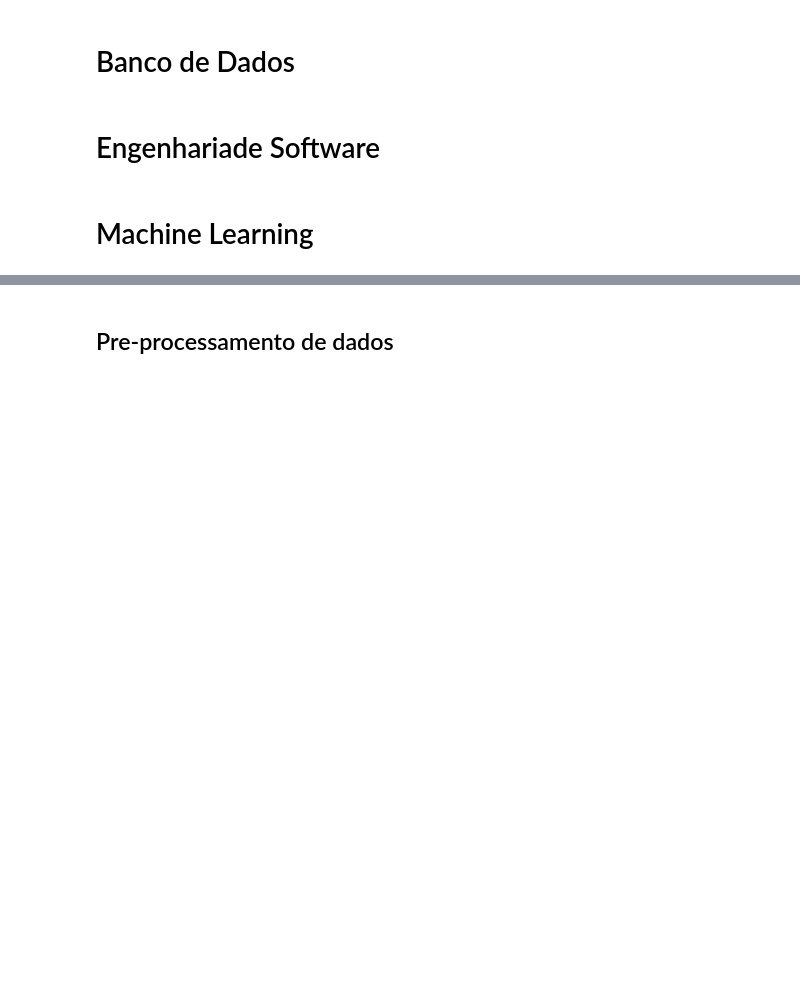
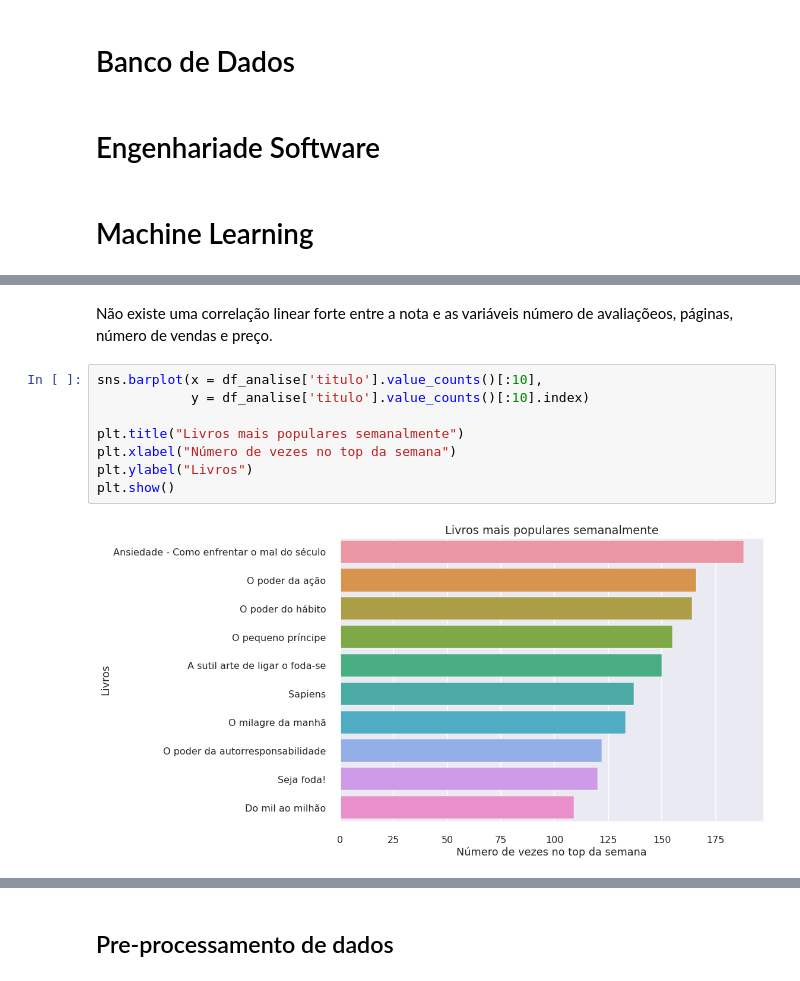
Before and after one commit to JonasBrother97/jeff_final, a Jupyter notebook: FINAL.ipynb, the cells around one changed output, grey strips where cells are left out. Drawn from its saved outputs; the diff is of its cells as text; blank space fills up the shorter version.

```diff
--- a/FINAL.ipynb
+++ b/FINAL.ipynb
@@ -6,0 +49,12 @@
+# %% [markdown]
+Não existe uma correlação linear forte entre a nota e as variáveis número de avaliaçõeos, páginas, número de vendas e preço.
+# %%
+sns.barplot(x = df_analise['titulo'].value_counts()[:10],
+            y = df_analise['titulo'].value_counts()[:10].index)
+
+plt.title("Livros mais populares semanalmente")
+plt.xlabel("Número de vezes no top da semana")
+plt.ylabel("Livros")
+plt.show()
+# %% [output]
+[figure, added]
```
Also changed, not shown: parts of 24 cells of this notebook, 1 other file.
